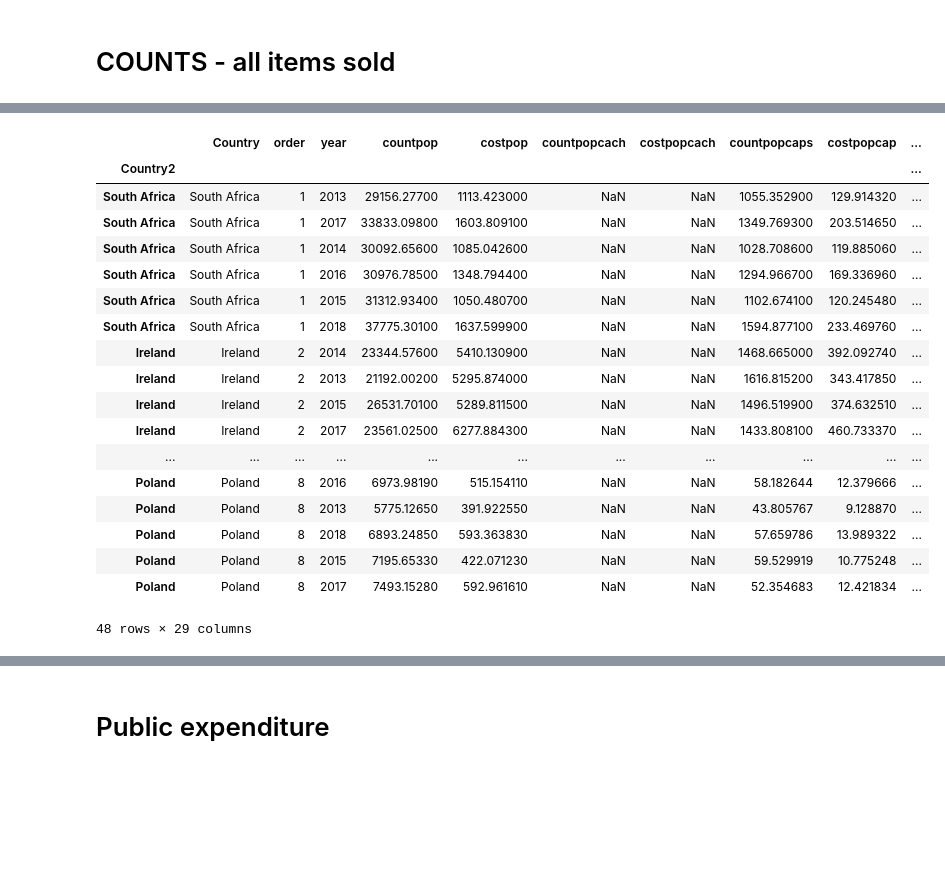
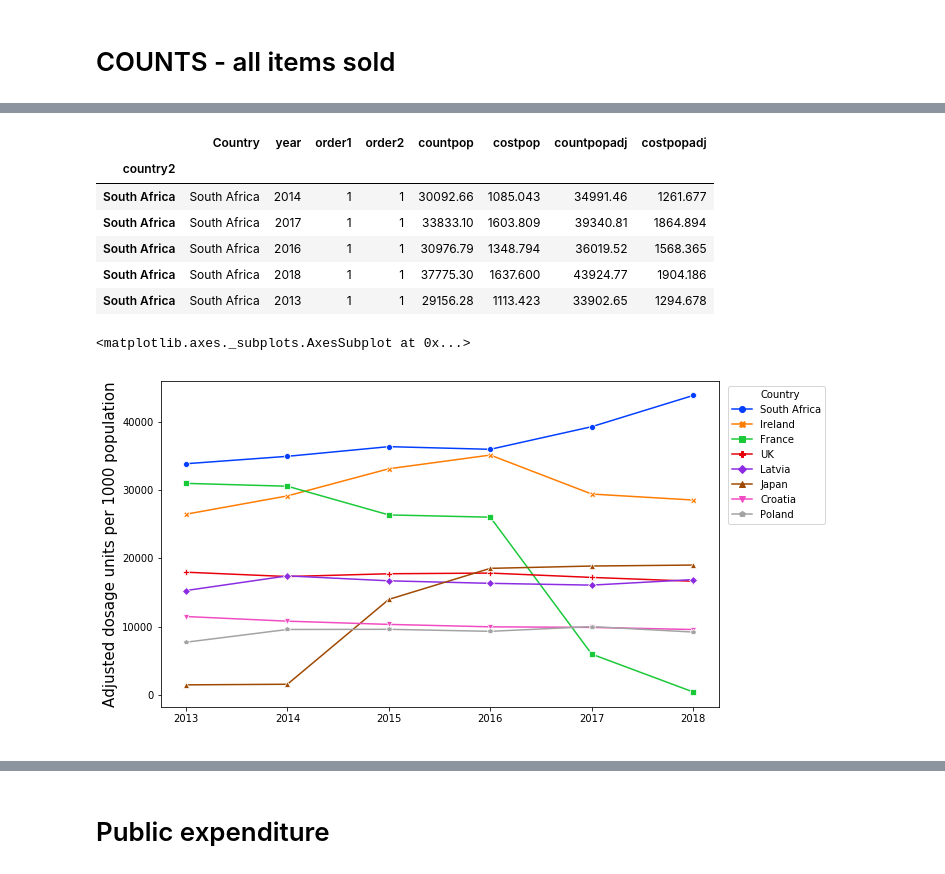
Before and after one commit to georgiarichards/otc_codeine, a Jupyter notebook: figures_otc.ipynb, the cells around one changed output, grey strips where cells are left out. Cells and saved outputs as stored; diff of their text form; code cells hidden in the pictures; blank space fills up the shorter version.

```diff
--- a/figures_otc.ipynb
+++ b/figures_otc.ipynb
@@ -11,6 +11,6 @@ import matplotlib.pyplot as plt
 # %% [markdown]
 # Import data
 # %%
-df1 = pd.read_csv("/Users/georgiarichards/Desktop/Python/OTC/otc_sales_long2.csv")
-df1
+df1 = pd.read_csv("/Users/georgiarichards/Desktop/Python/OTC/data_otc_long.csv")
+df1.head()
 # %% [output]
@@ -93,48 +77,56 @@ fig1
 # %%
 # Now I drop countries ranked 9-31 to graph the top 8 countries for sales volumes
 df2 = df1
-df2 = df2.set_index("Country2")
-df2 = df2.drop("Japan")
+df2 = df2.set_index("country2")
+df2 = df2.drop("Serbia")
+df2 = df2.drop("Switzerland")
 df2 = df2.drop("Estonia")
-df2 = df2.drop("Switzerland")
+df2 = df2.drop("Netherlands")
 df2 = df2.drop("Finland")
 df2 = df2.drop("Romania")
-df2 = df2.drop("Netherlands")
 df2 = df2.drop("Bulgaria")
+df2 = df2.drop("Slovakia")
 df2 = df2.drop("Slovenia")
-df2 = df2.drop("Slovakia")
 df2 = df2.drop("Lithuania")
 df2 = df2.drop("Belgium")
 df2 = df2.drop("Mexico")
+df2 = df2.drop("Russia")
 df2 = df2.drop("Canada")
-df2 = df2.drop("Russia")
 df2 = df2.drop("USA")
 df2 = df2.drop("Greece")
 df2 = df2.drop("Thailand")
 df2 = df2.drop("Germany")
 df2 = df2.drop("Argentina")
+df2 = df2.drop("Italy")
 df2 = df2.drop("Portugal")
-df2 = df2.drop("Italy")
 df2 = df2.drop("Brazil")
 df2 = df2.drop("Spain")
-df2
+df2.head()
 # %% [output]
-|  | Country | order | year | countpop | costpop | countpopcach | costpopcach | countpopcaps | costpopcap | ... |
-| Country2 |  |  |  |  |  |  |  |  |  | ... |
-| South Africa | South Africa | 1 | 2013 | 29156.27700 | 1113.423000 | NaN | NaN | 1055.352900 | 129.914320 | ... |
-| South Africa | South Africa | 1 | 2017 | 33833.09800 | 1603.809100 | NaN | NaN | 1349.769300 | 203.514650 | ... |
-| South Africa | South Africa | 1 | 2014 | 30092.65600 | 1085.042600 | NaN | NaN | 1028.708600 | 119.885060 | ... |
-| South Africa | South Africa | 1 | 2016 | 30976.78500 | 1348.794400 | NaN | NaN | 1294.966700 | 169.336960 | ... |
-| South Africa | South Africa | 1 | 2015 | 31312.93400 | 1050.480700 | NaN | NaN | 1102.674100 | 120.245480 | ... |
-| South Africa | South Africa | 1 | 2018 | 37775.30100 | 1637.599900 | NaN | NaN | 1594.877100 | 233.469760 | ... |
-| Ireland | Ireland | 2 | 2014 | 23344.57600 | 5410.130900 | NaN | NaN | 1468.665000 | 392.092740 | ... |
-| Ireland | Ireland | 2 | 2013 | 21192.00200 | 5295.874000 | NaN | NaN | 1616.815200 | 343.417850 | ... |
-| Ireland | Ireland | 2 | 2015 | 26531.70100 | 5289.811500 | NaN | NaN | 1496.519900 | 374.632510 | ... |
-| Ireland | Ireland | 2 | 2017 | 23561.02500 | 6277.884300 | NaN | NaN | 1433.808100 | 460.733370 | ... |
-| ... | ... | ... | ... | ... | ... | ... | ... | ... | ... | ... |
-| Poland | Poland | 8 | 2016 | 6973.98190 | 515.154110 | NaN | NaN | 58.182644 | 12.379666 | ... |
-| Poland | Poland | 8 | 2013 | 5775.12650 | 391.922550 | NaN | NaN | 43.805767 | 9.128870 | ... |
-| Poland | Poland | 8 | 2018 | 6893.24850 | 593.363830 | NaN | NaN | 57.659786 | 13.989322 | ... |
-| Poland | Poland | 8 | 2015 | 7195.65330 | 422.071230 | NaN | NaN | 59.529919 | 10.775248 | ... |
-| Poland | Poland | 8 | 2017 | 7493.15280 | 592.961610 | NaN | NaN | 52.354683 | 12.421834 | ... |
+|  | Country | year | order1 | order2 | countpop | costpop | countpopadj | costpopadj |
+| country2 |  |  |  |  |  |  |  |  |
+| South Africa | South Africa | 2014 | 1 | 1 | 30092.66 | 1085.043 | 34991.46 | 1261.677 |
+| South Africa | South Africa | 2017 | 1 | 1 | 33833.10 | 1603.809 | 39340.81 | 1864.894 |
+| South Africa | South Africa | 2016 | 1 | 1 | 30976.79 | 1348.794 | 36019.52 | 1568.365 |
+| South Africa | South Africa | 2018 | 1 | 1 | 37775.30 | 1637.600 | 43924.77 | 1904.186 |
+| South Africa | South Africa | 2013 | 1 | 1 | 29156.28 | 1113.423 | 33902.65 | 1294.678 |
-48 rows × 29 columns
+# %%
+# graphing the top 8 countries [by mean sales of OTC codeine] - adjusted using IQVIA coverage
+
+plt.figure(figsize=(10,6))
+
+fig2a = sns.lineplot(data=df2,
+                    x="year", y="countpopadj",
+                    hue="Country", palette="bright",
+                    style="Country",
+                    markers=True, dashes=False)
+
+
+plt.xlabel(" ")
+plt.ylabel("Adjusted dosage units per 1000 population", fontsize= 15)
+plt.legend(loc='upper right', bbox_to_anchor=(1.2, 1))
+plt.savefig('fig2a.png')
+fig2a
+# %% [output]
+<matplotlib.axes._subplots.AxesSubplot at 0x...>
+[figure, added]
```
Also changed, not shown: parts of 18 cells of this notebook, 4 other files.
